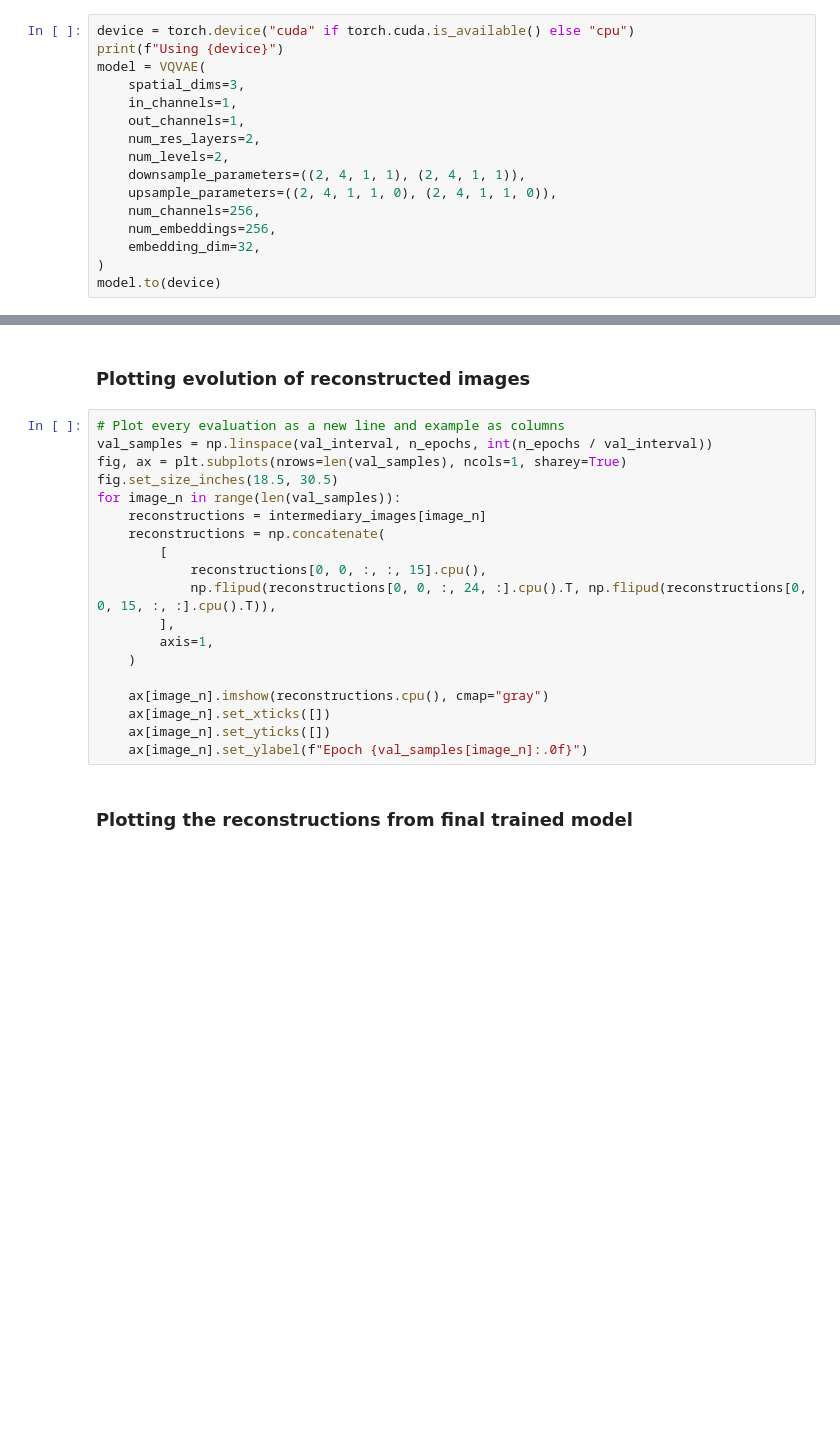
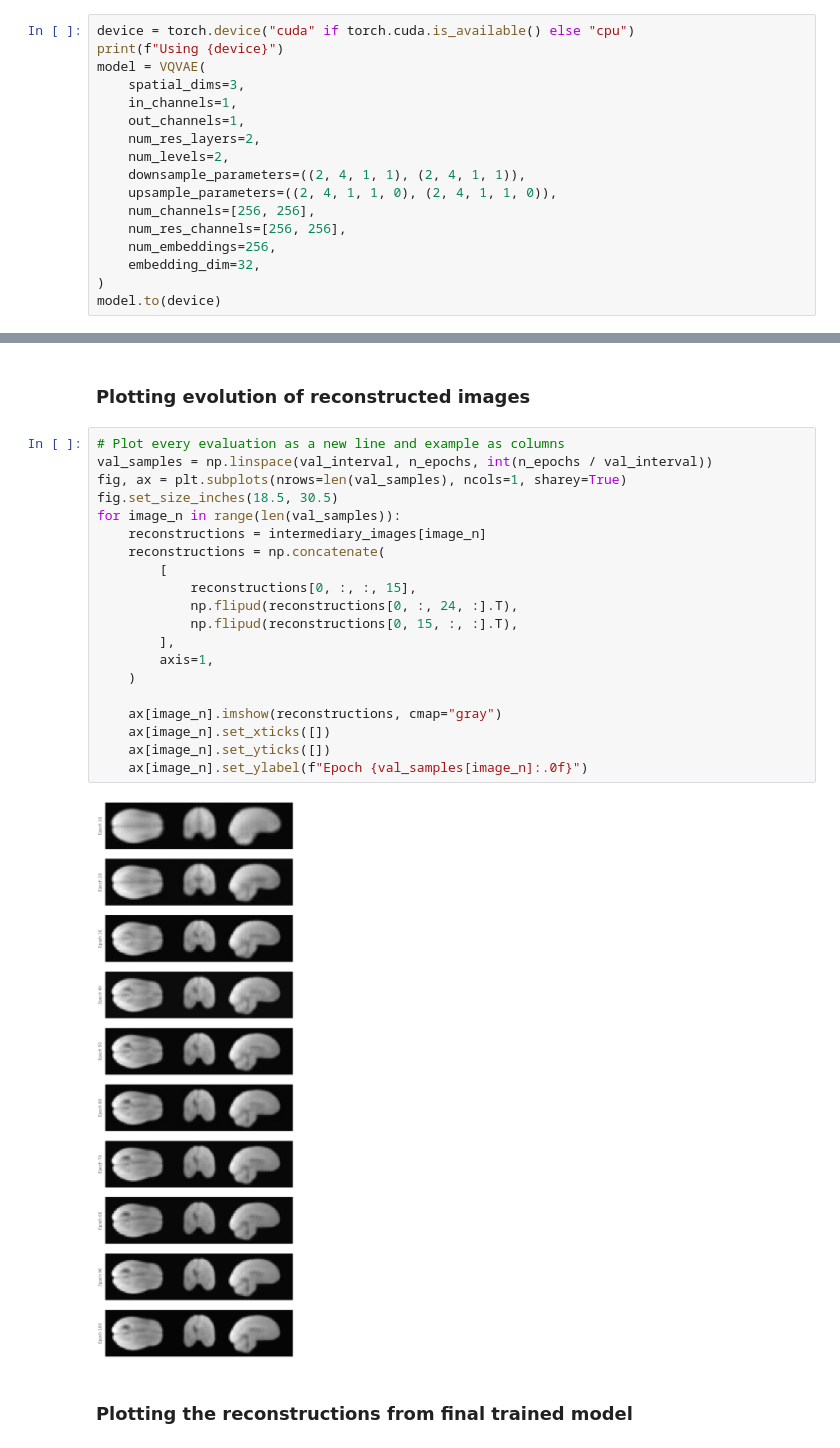
Before and after one commit to Project-MONAI/GenerativeModels, a Jupyter notebook: tutorials/generative/3d_vqvae/3d_vqvae_tutorial.ipynb, the cells around one changed output, grey strips where cells are left out. Saved outputs shown, nothing was run; the diff lists cells and outputs as text; blank space fills up the shorter version.

```diff
--- a/tutorials/generative/3d_vqvae/3d_vqvae_tutorial.ipynb
+++ b/tutorials/generative/3d_vqvae/3d_vqvae_tutorial.ipynb
@@ -123,7 +152,8 @@ model = VQVAE(
     num_levels=2,
     downsample_parameters=((2, 4, 1, 1), (2, 4, 1, 1)),
     upsample_parameters=((2, 4, 1, 1, 0), (2, 4, 1, 1, 0)),
-    num_channels=256,
+    num_channels=[256, 256],
+    num_res_channels=[256, 256],
     num_embeddings=256,
     embedding_dim=32,
 )
@@ -221,22 +274,25 @@ plt.show()
 # %%
 # Plot every evaluation as a new line and example as columns
 val_samples = np.linspace(val_interval, n_epochs, int(n_epochs / val_interval))
 fig, ax = plt.subplots(nrows=len(val_samples), ncols=1, sharey=True)
 fig.set_size_inches(18.5, 30.5)
 for image_n in range(len(val_samples)):
     reconstructions = intermediary_images[image_n]
     reconstructions = np.concatenate(
         [
-            reconstructions[0, 0, :, :, 15].cpu(),
-            np.flipud(reconstructions[0, 0, :, 24, :].cpu().T, np.flipud(reconstructions[0, 0, 15, :, :].cpu().T)),
+            reconstructions[0, :, :, 15],
+            np.flipud(reconstructions[0, :, 24, :].T),
+            np.flipud(reconstructions[0, 15, :, :].T),
         ],
         axis=1,
     )
 
-    ax[image_n].imshow(reconstructions.cpu(), cmap="gray")
+    ax[image_n].imshow(reconstructions, cmap="gray")
     ax[image_n].set_xticks([])
     ax[image_n].set_yticks([])
     ax[image_n].set_ylabel(f"Epoch {val_samples[image_n]:.0f}")
+# %% [output]
+[figure, added]
 # %% [markdown]
 ### Plotting the reconstructions from final trained model
 # %%
```
Also changed, not shown: parts of 8 cells of this notebook, 1 other file.
